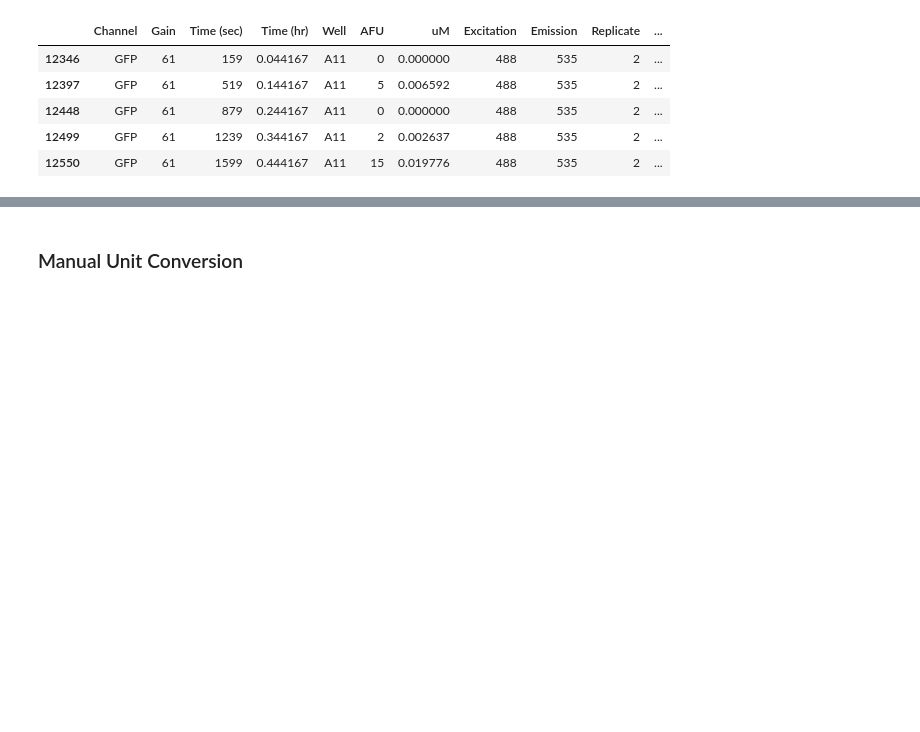
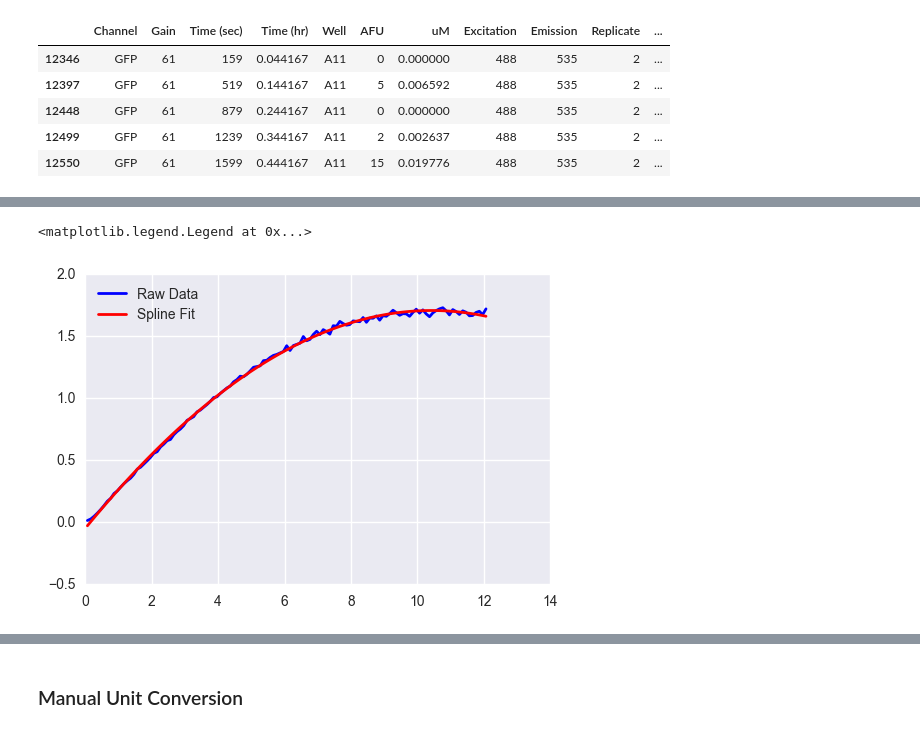
Before and after one commit to sclamons/murraylab_tools, a Jupyter notebook: examples/Biotek Analysis Usage Examples.ipynb, the cells around one changed output, grey strips where cells are left out. Drawn from its saved outputs; the diff is of its cells as text; code cells hidden in the pictures; blank space fills up the shorter version.

```diff
--- a/examples/Biotek Analysis Usage Examples.ipynb
+++ b/examples/Biotek Analysis Usage Examples.ipynb
@@ -243,0 +225,10 @@ plt.show()
+# %%
+example_fit_df = fit_df[(fit_df.Gain == 100) & (fit_df.Channel == "GFP") \
+                        & (fit_df["GFP Plasmid (nM)"] == 2.01) & (fit_df["RFP Plasmid (nM)"] == 3.97)\
+                        & (fit_df.Replicate == 1)]
+plt.plot(example_fit_df["Time (hr)"], example_fit_df["uM"], color = "blue", label = "Raw Data")
+plt.plot(example_fit_df["Time (hr)"], example_fit_df["uM spline fit"], color = "red", label="Spline Fit")
+plt.legend(loc = 2)
+# %% [output]
+<matplotlib.legend.Legend at 0x...>
+[figure, added]
```
Also changed, not shown: parts of 5 cells of this notebook, 1 other file.
